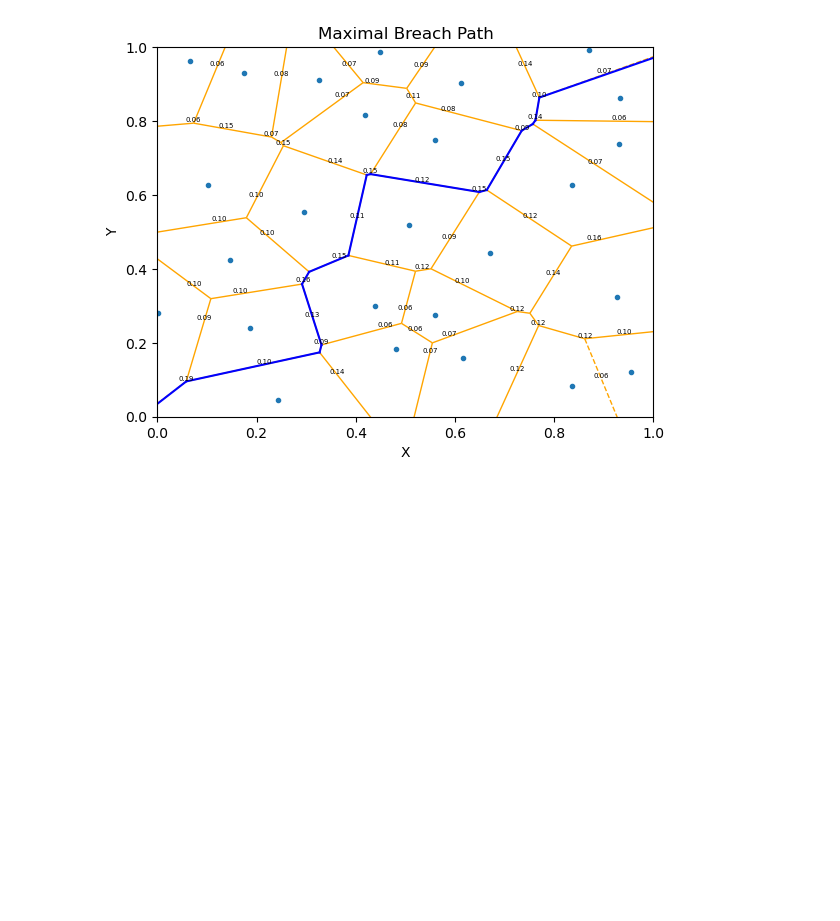
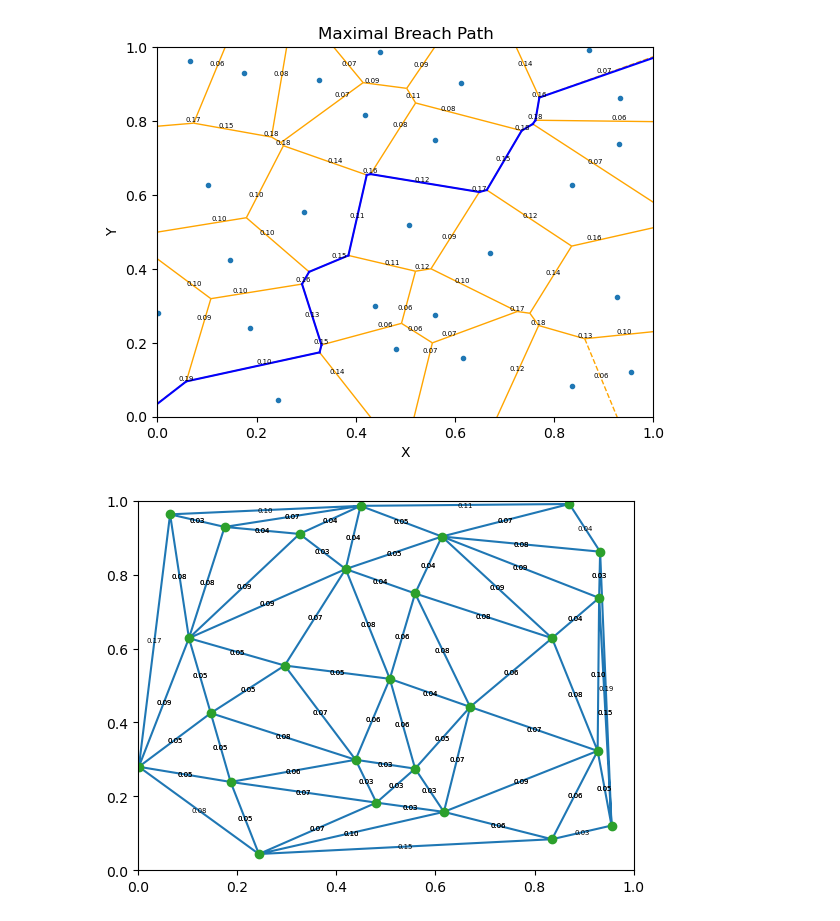
Before and after one commit to dcheng69/Sensor_Network_and_Embedded_Systems, a Jupyter notebook: lab3/lab3.ipynb, the cells around one changed output. Cells and saved outputs as stored; diff of their text form; code cells hidden in the pictures; blank space fills up the shorter version.

```diff
--- a/lab3/lab3.ipynb
+++ b/lab3/lab3.ipynb
@@ -700,10 +700,10 @@ for idx, ridge_point in enumerate(ridge_points):
         distance_1 = np.linalg.norm(point_0 - vertice_1)
         if distance_0 < distance_1:
             if 0 < vertice_0[0] < 1 and 0 < vertice_0[1] < 1:
-                plt.text(vertice_0[0], vertice_0[1], f'{distance:.2f}', ha='center', va='bottom', fontsize=5)
+                plt.text(vertice_0[0], vertice_0[1], f'{distance_0:.2f}', ha='center', va='bottom', fontsize=5)
         else:
             if 0 < vertice_1[0] < 1 and 0 < vertice_1[1] < 1:
-                plt.text(vertice_1[0], vertice_1[1], f'{distance:.2f}', ha='center', va='bottom', fontsize=5)
+                plt.text(vertice_1[0], vertice_1[1], f'{distance_1:.2f}', ha='center', va='bottom', fontsize=5)
 
 # plot the extra number for the dashed lines
 point_0 = points[3]
@@ -811,3 +811,37 @@ Segments intersect.
 Segments intersect.
 Segments intersect.
 [figure]
+# %%
+from scipy.spatial import Delaunay
+
+# Creating Delaunay triangulation
+tri = Delaunay(coordinates)
+
+# Plotting Delaunay triangulation
+plt.triplot(coordinates[:,0], coordinates[:,1], tri.simplices)
+plt.plot(coordinates[:,0], coordinates[:,1], 'o')
+
+# Calculate and label the costs
+for simplex in tri.simplices:
+    # Coordinates of the vertices of the triangle
+    x = coordinates[simplex, 0]
+    y = coordinates[simplex, 1]
+
+    # Calculate midpoints of edges
+    midpoints = [(x[i] + x[j]) / 2 for i, j in zip([0, 1, 2], [1, 2, 0])], [(y[i] + y[j]) / 2 for i, j in zip([0, 1, 2], [1, 2, 0])]
+
+    # Calculate the distance between each midpoint and the vertices
+    distances = [np.sqrt((x[i] - midpoint[0]) ** 2 + (y[i] - midpoint[1]) ** 2) for i, midpoint in zip(range(3), zip(*midpoints))]
+
+    # Assign half of the distance as the cost for each edge
+    costs = [distance / 2 for distance in distances]
+
+    # Label the costs on the plot
+    for i, cost in enumerate(costs):
+        plt.text(midpoints[0][i], midpoints[1][i], f'{cost:.2f}', ha='center', va='center', fontsize=5)
+
+plt.xlim(0.0, 1.0)
+plt.ylim(0.0, 1.0)
+plt.savefig('Delaunay_Triangle_Diagram.png', dpi=800)  # 300dpi
+# %% [output]
+[figure, added]
```
Also changed, not shown: parts of 3 cells of this notebook, 5 other files.
